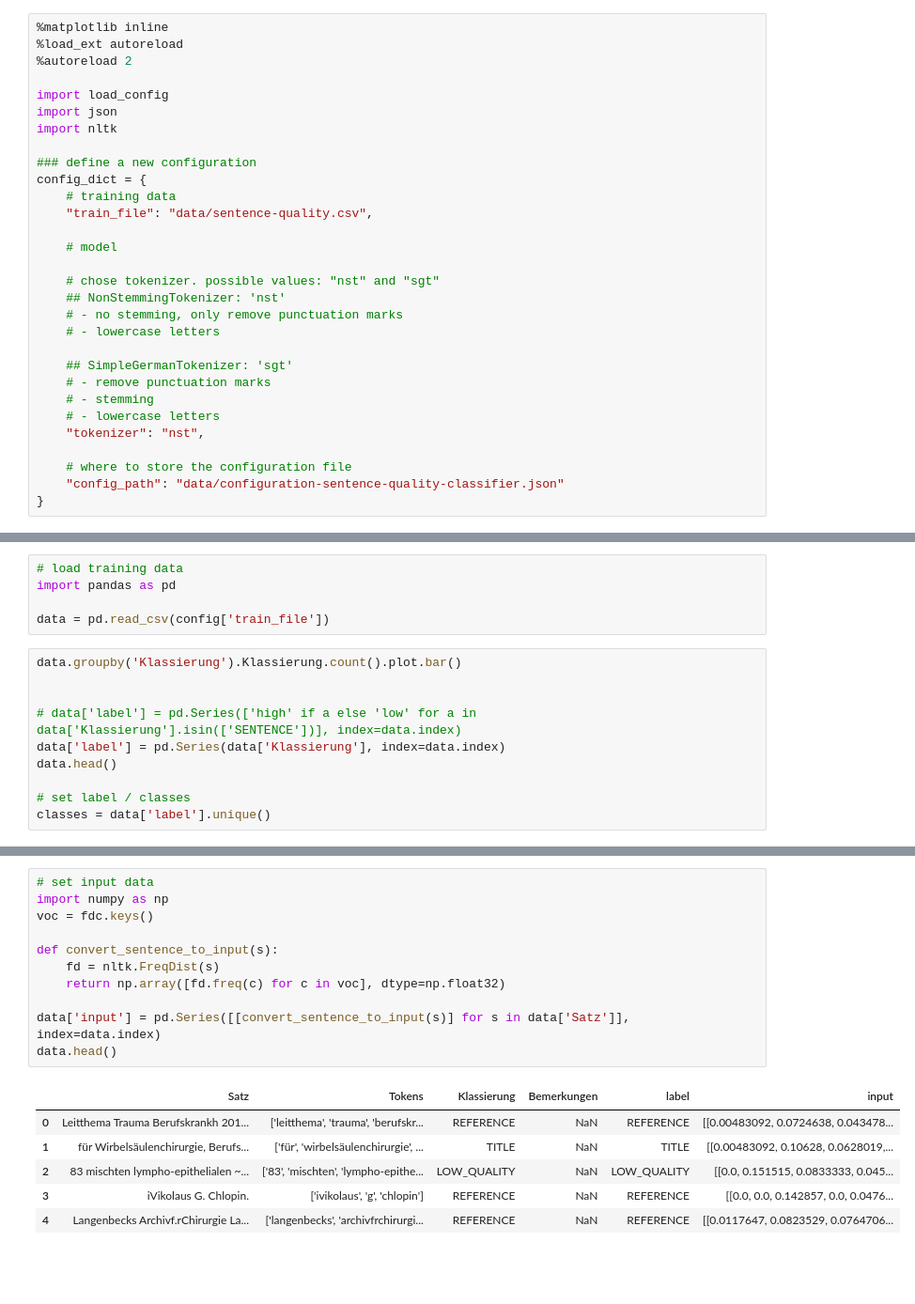
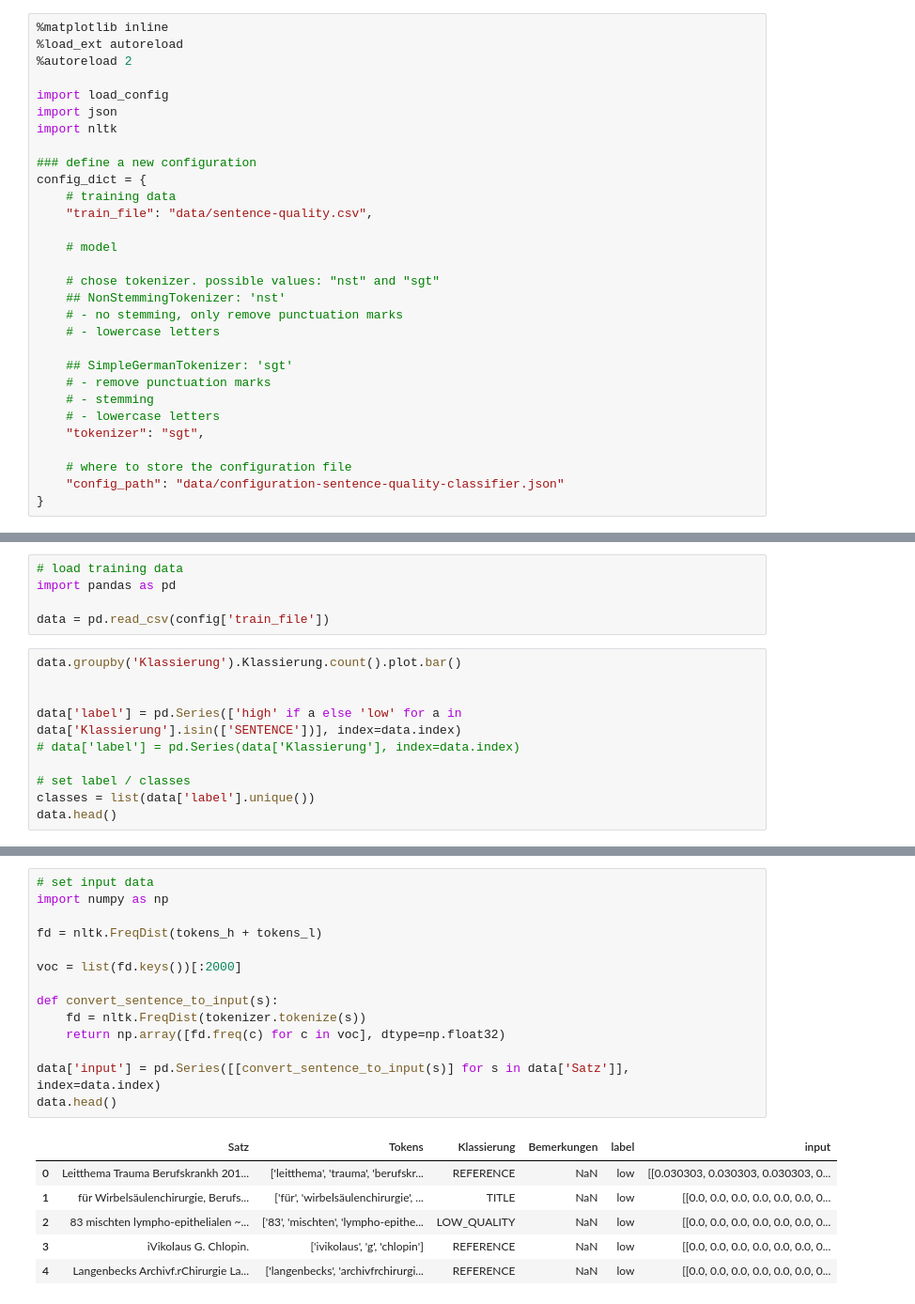
Before and after one commit to eonum/medtextcollector, a Jupyter notebook: sentence_quality_classifier.ipynb, the cells around one changed output, grey strips where cells are left out. Shown at 94% size. Cells and saved outputs as stored; diff of their text form; blank space fills up the shorter version.

```diff
--- a/sentence_quality_classifier.ipynb
+++ b/sentence_quality_classifier.ipynb
@@ -27,7 +27,7 @@ config_dict = {
     # - remove punctuation marks
     # - stemming
     # - lowercase letters
-    "tokenizer": "nst",
+    "tokenizer": "sgt",
 
     # where to store the configuration file
     "config_path": "data/configuration-sentence-quality-classifier.json"
@@ -56,10 +56,10 @@ data = pd.read_csv(config['train_file'])
 data.groupby('Klassierung').Klassierung.count().plot.bar()
 
 
-# data['label'] = pd.Series(['high' if a else 'low' for a in data['Klassierung'].isin(['SENTENCE'])], index=data.index)
-data['label'] = pd.Series(data['Klassierung'], index=data.index)
-data.head()
+data['label'] = pd.Series(['high' if a else 'low' for a in data['Klassierung'].isin(['SENTENCE'])], index=data.index)
+# data['label'] = pd.Series(data['Klassierung'], index=data.index)
 
 # set label / classes
-classes = data['label'].unique()
+classes = list(data['label'].unique())
+data.head()
 # %% [output]
@@ -102,21 +108,24 @@ fd.plot(30,cumulative=False)
 # %%
 # set input data
 import numpy as np
-voc = fdc.keys()
+
+fd = nltk.FreqDist(tokens_h + tokens_l)
+
+voc = list(fd.keys())[:2000]
 
 def convert_sentence_to_input(s):
-    fd = nltk.FreqDist(s)
+    fd = nltk.FreqDist(tokenizer.tokenize(s))
     return np.array([fd.freq(c) for c in voc], dtype=np.float32)
 
 data['input'] = pd.Series([[convert_sentence_to_input(s)] for s in data['Satz']], index=data.index)
 data.head()
 # %% [output]
 |  | Satz | Tokens | Klassierung | Bemerkungen | label | input |
-| 0 | Leitthema Trauma Berufskrankh 201... | ['leitthema', 'trauma', 'berufskr... | REFERENCE | NaN | REFERENCE | [[0.00483092, 0.0724638, 0.043478... |
-| 1 | für Wirbelsäulenchirurgie, Berufs... | ['für', 'wirbelsäulenchirurgie', ... | TITLE | NaN | TITLE | [[0.00483092, 0.10628, 0.0628019,... |
-| 2 | 83 mischten lympho-epithelialen ~... | ['83', 'mischten', 'lympho-epithe... | LOW_QUALITY | NaN | LOW_QUALITY | [[0.0, 0.151515, 0.0833333, 0.045... |
-| 3 | iVikolaus G. Chlopin. | ['ivikolaus', 'g', 'chlopin'] | REFERENCE | NaN | REFERENCE | [[0.0, 0.0, 0.142857, 0.0, 0.0476... |
-| 4 | Langenbecks Archivf.rChirurgie La... | ['langenbecks', 'archivfrchirurgi... | REFERENCE | NaN | REFERENCE | [[0.0117647, 0.0823529, 0.0764706... |
+| 0 | Leitthema Trauma Berufskrankh 201... | ['leitthema', 'trauma', 'berufskr... | REFERENCE | NaN | low | [[0.030303, 0.030303, 0.030303, 0... |
+| 1 | für Wirbelsäulenchirurgie, Berufs... | ['für', 'wirbelsäulenchirurgie', ... | TITLE | NaN | low | [[0.0, 0.0, 0.0, 0.0, 0.0, 0.0, 0... |
+| 2 | 83 mischten lympho-epithelialen ~... | ['83', 'mischten', 'lympho-epithe... | LOW_QUALITY | NaN | low | [[0.0, 0.0, 0.0, 0.0, 0.0, 0.0, 0... |
+| 3 | iVikolaus G. Chlopin. | ['ivikolaus', 'g', 'chlopin'] | REFERENCE | NaN | low | [[0.0, 0.0, 0.0, 0.0, 0.0, 0.0, 0... |
+| 4 | Langenbecks Archivf.rChirurgie La... | ['langenbecks', 'archivfrchirurgi... | REFERENCE | NaN | low | [[0.0, 0.0, 0.0, 0.0, 0.0, 0.0, 0... |
 # %%
 # fit a model
 
```
Also changed, not shown: parts of 4 cells of this notebook.
